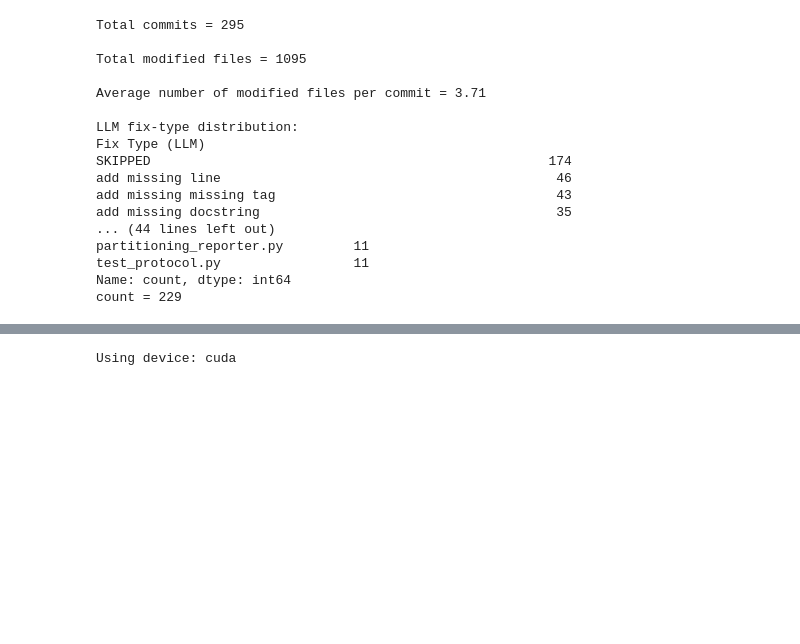
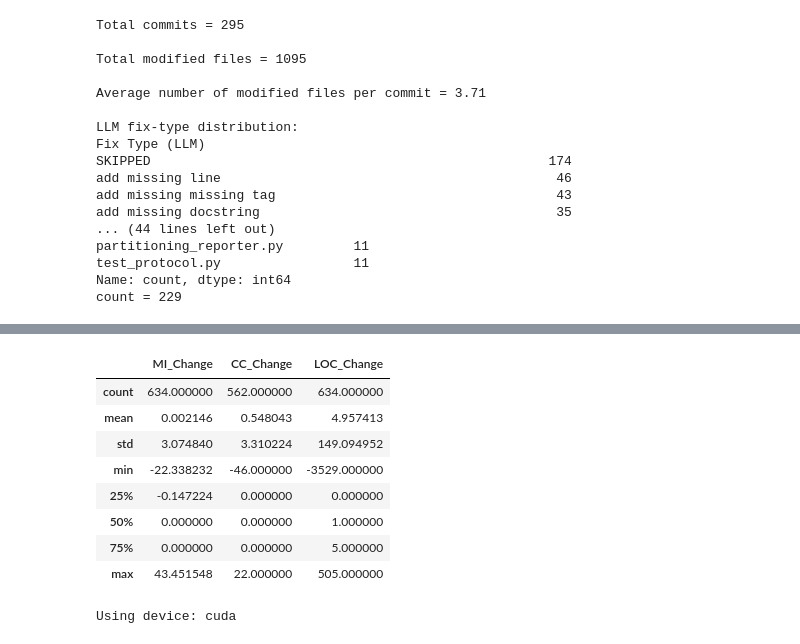
Before and after one commit to bhavya-parmar/STT-Lab-Assesment-1, a Jupyter notebook: STT_Lab_3.ipynb, the cells around one changed output, grey strips where cells are left out. Saved outputs shown, nothing was run; the diff lists cells and outputs as text; code cells hidden in the pictures; blank space fills up the shorter version.

```diff
--- a/STT_Lab_3.ipynb
+++ b/STT_Lab_3.ipynb
@@ -156,6 +156,18 @@ dataset.head()
 | 2 | a36faa9feafed55dca3d1d0d7341c39c0... | Resolved indentation issue.\n\nIn... | models.py | import numpy as np\nimport tensor... | import numpy as np\nimport tensor... | @@ -303,17 +303,12 @@ class Embed... | add support for negative matrix i... | ... |
 | 3 | 8c5f964f01b9b7bc141db71789553c4cb... | Updated issue templates | bug_report.md | NaN | ---\nname: Bug report\nabout: Des... | @@ -0,0 +1,16 @@\n+---\n+name: Bu... | add missing description to report... | ... |
 | 4 | 8c5f964f01b9b7bc141db71789553c4cb... | Updated issue templates | feature_request.md | NaN | ---\nname: Feature request\nabout... | @@ -0,0 +1,12 @@\n+---\n+name: Fe... | add missing missing tag | ... |
+# %%
+dataset[['MI_Change', 'CC_Change', 'LOC_Change']].describe()
+# %% [output]
+|  | MI_Change | CC_Change | LOC_Change |
+| count | 634.000000 | 562.000000 | 634.000000 |
+| mean | 0.002146 | 0.548043 | 4.957413 |
+| std | 3.074840 | 3.310224 | 149.094952 |
+| min | -22.338232 | -46.000000 | -3529.000000 |
+| 25% | -0.147224 | 0.000000 | 0.000000 |
+| 50% | 0.000000 | 0.000000 | 1.000000 |
+| 75% | 0.000000 | 0.000000 | 5.000000 |
+| max | 43.451548 | 22.000000 | 505.000000 |
 # %%
 '''
 Defining Functions for Semantic & Token Similarity
```
Also changed, not shown: parts of 4 cells of this notebook, 3 other files.
